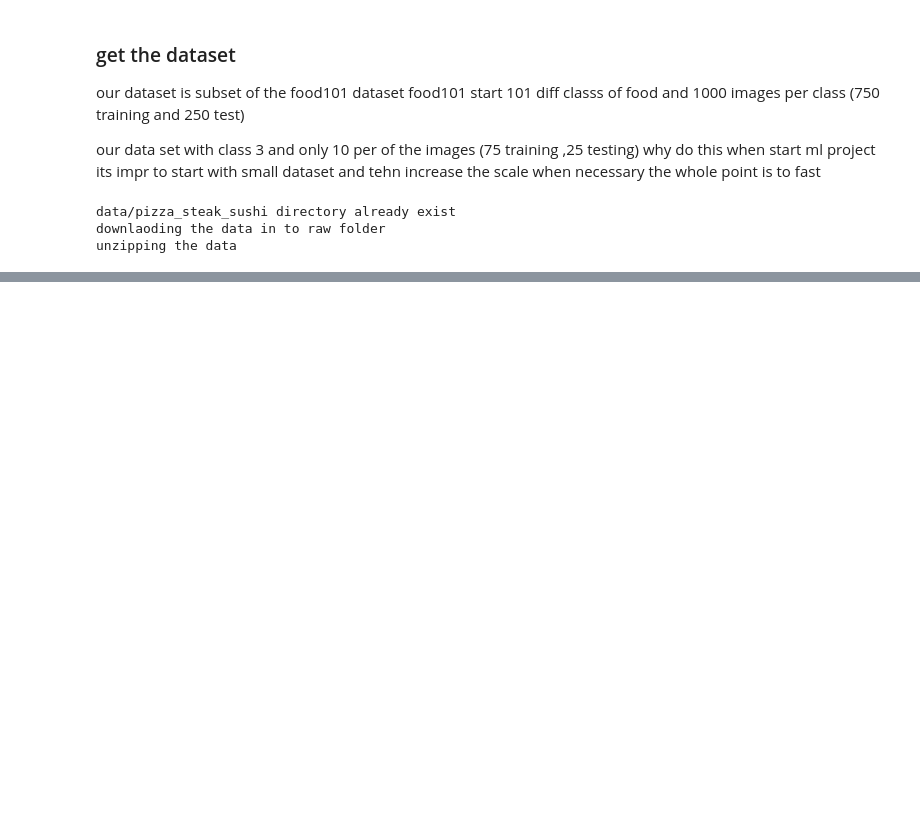
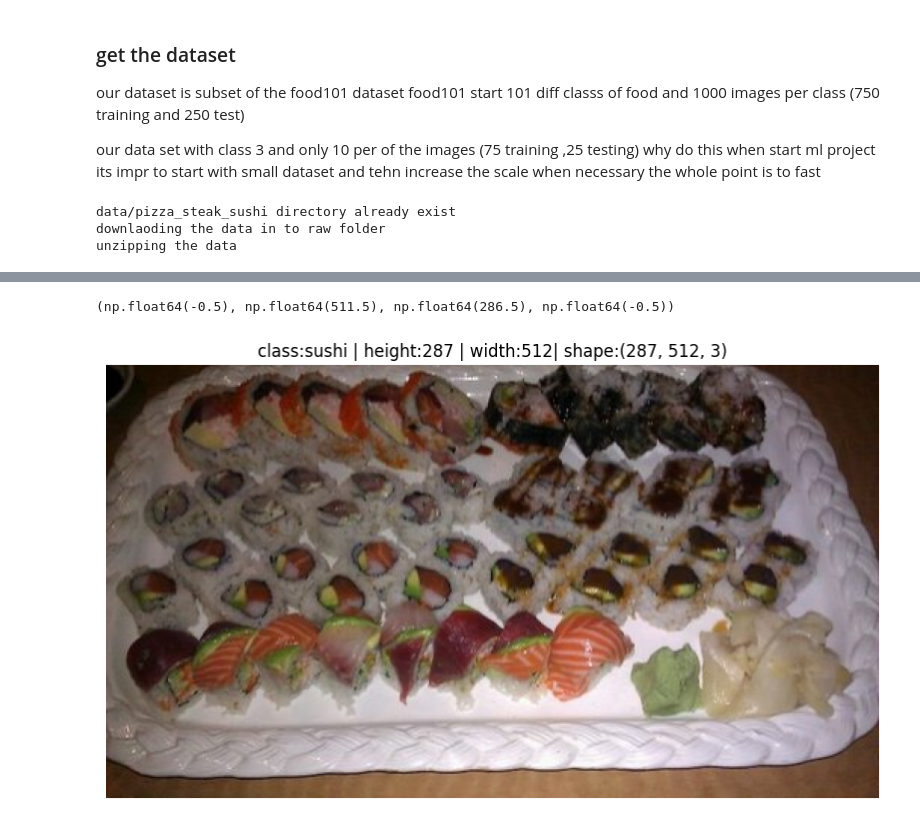
Before and after one commit to saim9211/DeepLearning, a Jupyter notebook: 04_pytorch_custom_dataset.ipynb, the cells around one changed output, grey strips where cells are left out. Drawn from its saved outputs; the diff is of its cells as text; code cells hidden in the pictures; blank space fills up the shorter version.

```diff
--- a/04_pytorch_custom_dataset.ipynb
+++ b/04_pytorch_custom_dataset.ipynb
@@ -56,0 +142,16 @@ unzipping the data
+# %%
+# dot he above with the matplot lib library
+import numpy as np
+import matplotlib.pyplot as plt
+
+# turn the image in to array
+img_arr=np.asarray(img)
+
+#plot the image
+plt.figure(figsize=(10,7))
+plt.imshow(img_arr)
+plt.title(f"class:{image_class} | height:{img.height} | width:{img.width}| shape:{img_arr.shape}")
+plt.axis(False)
+# %% [output]
+(np.float64(-0.5), np.float64(511.5), np.float64(286.5), np.float64(-0.5))
+[figure, added]
```
Also changed, not shown: parts of 8 cells of this notebook.
